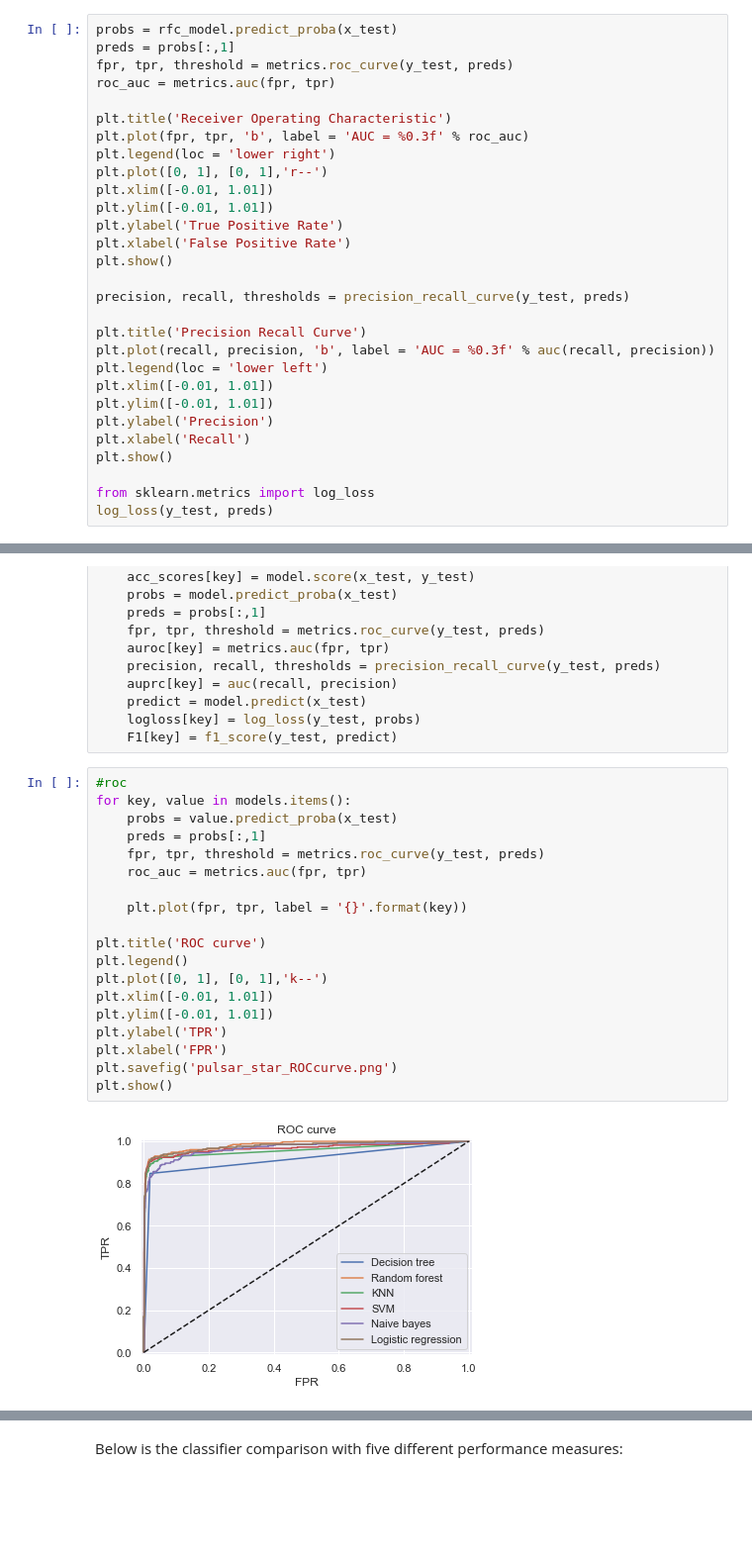
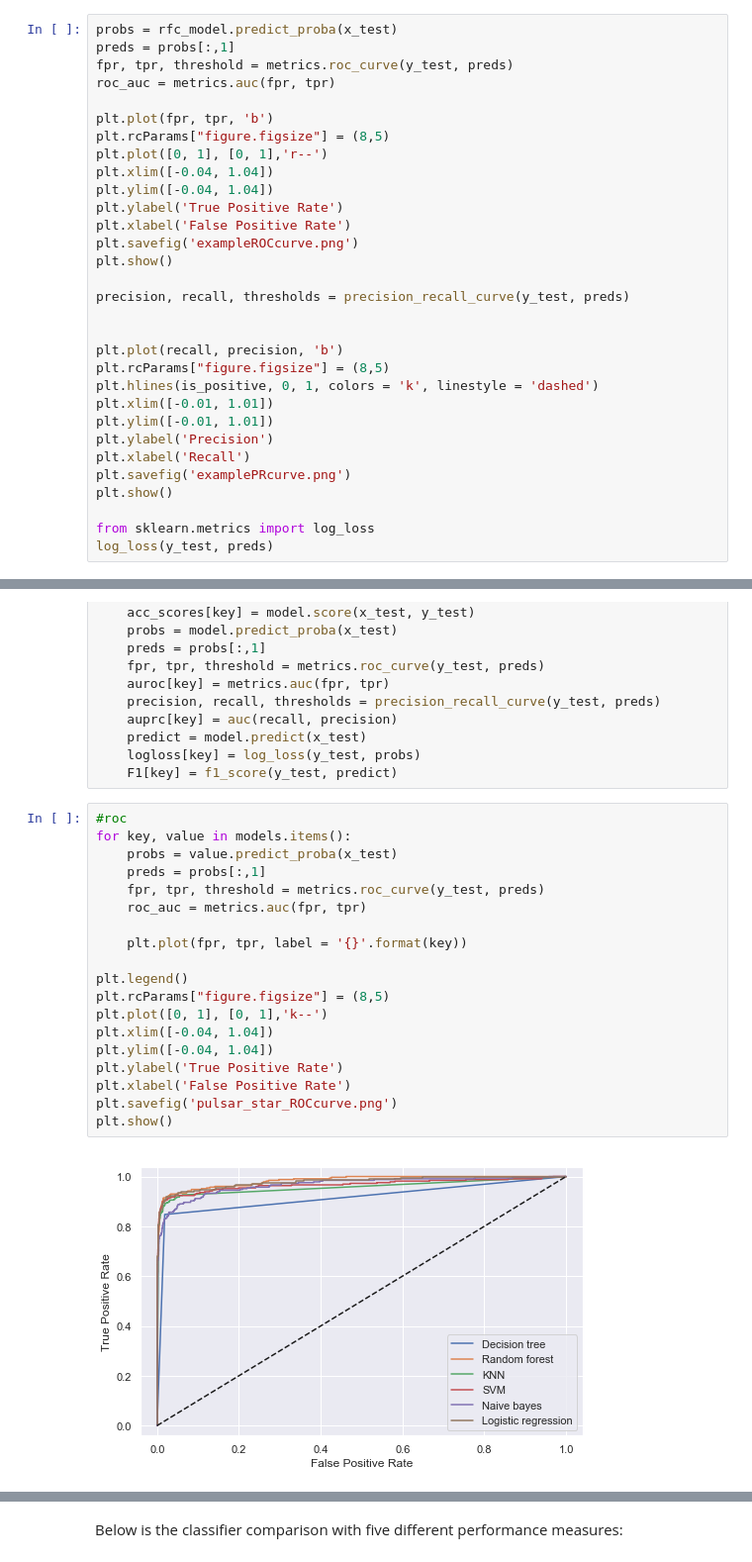
Before and after one commit to SherylHYX/AUROC-vs-AUPRC, a Jupyter notebook: pulsar_star/pulsar_star.ipynb, the cells around one changed output, grey strips where cells are left out. Shown at 99% size. Saved outputs shown, nothing was run; the diff lists cells and outputs as text; blank space fills up the shorter version.

```diff
--- a/pulsar_star/pulsar_star.ipynb
+++ b/pulsar_star/pulsar_star.ipynb
@@ -394,25 +368,27 @@ preds = probs[:,1]
 fpr, tpr, threshold = metrics.roc_curve(y_test, preds)
 roc_auc = metrics.auc(fpr, tpr)
 
-plt.title('Receiver Operating Characteristic')
-plt.plot(fpr, tpr, 'b', label = 'AUC = %0.3f' % roc_auc)
-plt.legend(loc = 'lower right')
+plt.plot(fpr, tpr, 'b')
+plt.rcParams["figure.figsize"] = (8,5)
 plt.plot([0, 1], [0, 1],'r--')
-plt.xlim([-0.01, 1.01])
-plt.ylim([-0.01, 1.01])
+plt.xlim([-0.04, 1.04])
+plt.ylim([-0.04, 1.04])
 plt.ylabel('True Positive Rate')
 plt.xlabel('False Positive Rate')
+plt.savefig('exampleROCcurve.png')
 plt.show()
 
 precision, recall, thresholds = precision_recall_curve(y_test, preds)
 
-plt.title('Precision Recall Curve')
-plt.plot(recall, precision, 'b', label = 'AUC = %0.3f' % auc(recall, precision))
-plt.legend(loc = 'lower left')
+
+plt.plot(recall, precision, 'b')
+plt.rcParams["figure.figsize"] = (8,5)
+plt.hlines(is_positive, 0, 1, colors = 'k', linestyle = 'dashed')
 plt.xlim([-0.01, 1.01])
 plt.ylim([-0.01, 1.01])
 plt.ylabel('Precision')
 plt.xlabel('Recall')
+plt.savefig('examplePRcurve.png')
 plt.show()
 
 from sklearn.metrics import log_loss
@@ -575,24 +534,24 @@ for key, value in models.items():
 # %%
 #roc
 for key, value in models.items():
     probs = value.predict_proba(x_test)
     preds = probs[:,1]
     fpr, tpr, threshold = metrics.roc_curve(y_test, preds)
     roc_auc = metrics.auc(fpr, tpr)
 
     plt.plot(fpr, tpr, label = '{}'.format(key))
 
-plt.title('ROC curve')
 plt.legend()
+plt.rcParams["figure.figsize"] = (8,5)
 plt.plot([0, 1], [0, 1],'k--')
-plt.xlim([-0.01, 1.01])
-plt.ylim([-0.01, 1.01])
-plt.ylabel('TPR')
-plt.xlabel('FPR')
+plt.xlim([-0.04, 1.04])
+plt.ylim([-0.04, 1.04])
+plt.ylabel('True Positive Rate')
+plt.xlabel('False Positive Rate')
 plt.savefig('pulsar_star_ROCcurve.png')
 plt.show()
 # %% [output]
-[figure, old version]
+[figure, new version]
 # %%
 #pr
 for key, value in models.items():
```
Also changed, not shown: parts of 19 cells of this notebook, 12 other files.
